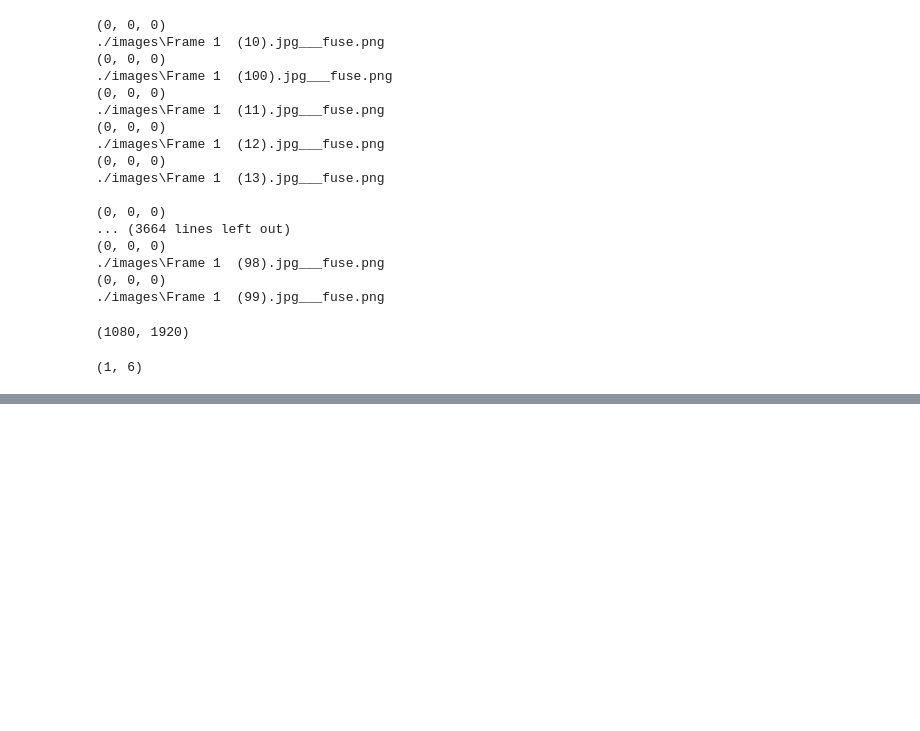
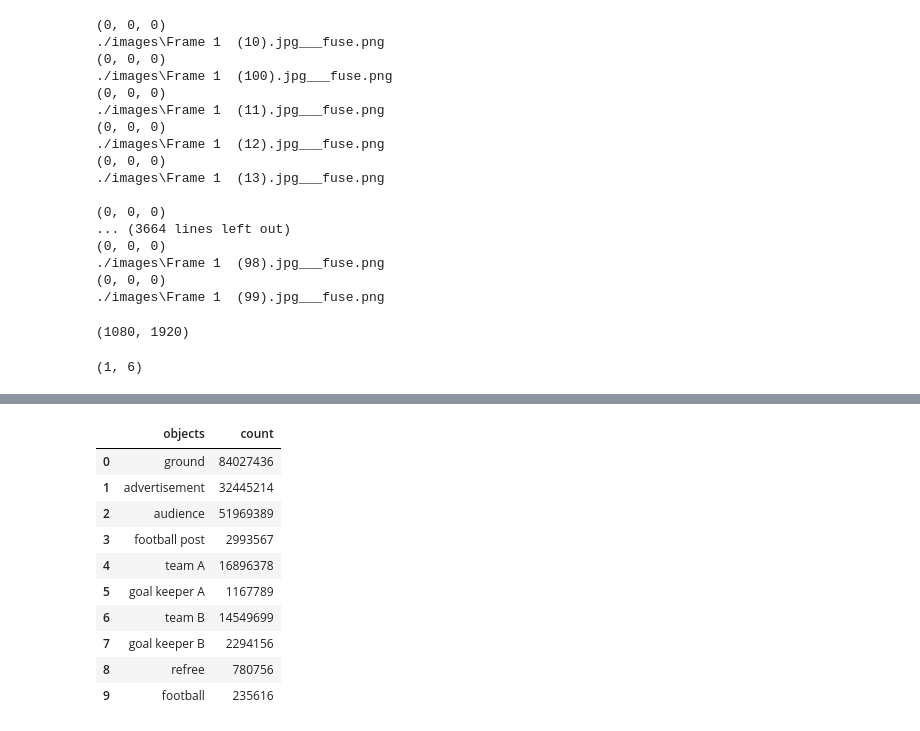
Before and after one commit to riderman10000/segmentation-exp, a Jupyter notebook: data_analysis.ipynb, the cells around one changed output, grey strips where cells are left out. Drawn from its saved outputs; the diff is of its cells as text; code cells hidden in the pictures; blank space fills up the shorter version.

```diff
--- a/data_analysis.ipynb
+++ b/data_analysis.ipynb
@@ -248,0 +324,14 @@ a.min(), a.max()
+# %%
+colors_df
+# %% [output]
+|  | objects | count |
+| 0 | ground | 84027436 |
+| 1 | advertisement | 32445214 |
+| 2 | audience | 51969389 |
+| 3 | football post | 2993567 |
+| 4 | team A | 16896378 |
+| 5 | goal keeper A | 1167789 |
+| 6 | team B | 14549699 |
+| 7 | goal keeper B | 2294156 |
+| 8 | refree | 780756 |
+| 9 | football | 235616 |
```
Also changed, not shown: parts of 13 cells of this notebook.
